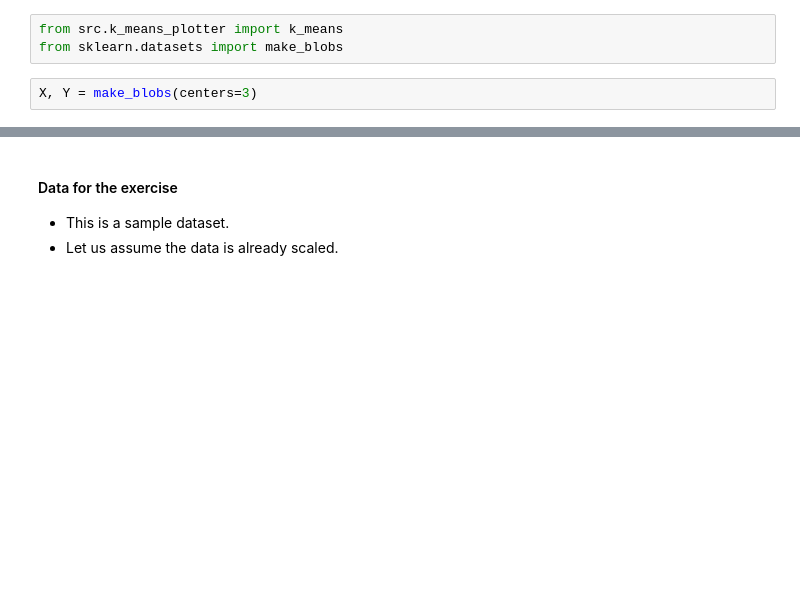
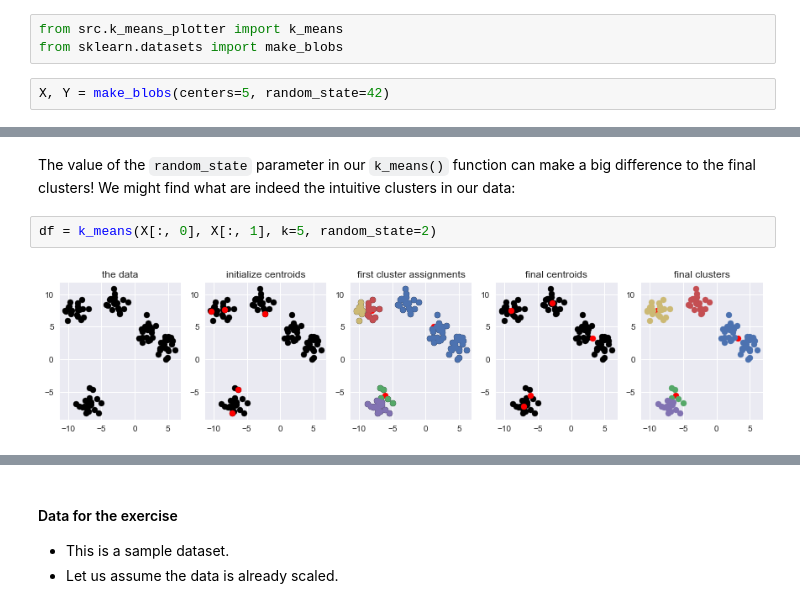
Before and after one commit to njw27/ds-clustering-nbs33, a Jupyter notebook: KMeansClustering/kmeans_clustering.ipynb, the cells around one changed output, grey strips where cells are left out. Cells and saved outputs as stored; diff of their text form; blank space fills up the shorter version.

```diff
--- a/KMeansClustering/kmeans_clustering.ipynb
+++ b/KMeansClustering/kmeans_clustering.ipynb
@@ -134,6 +136,6 @@ Problem with this method?
 from src.k_means_plotter import k_means
 from sklearn.datasets import make_blobs
 # %%
-X, Y = make_blobs(centers=3)
+X, Y = make_blobs(centers=5, random_state=42)
 # %%
 X[:5, :]
@@ -142,0 +153,6 @@ ax.scatter(X[:, 0], X[:, 1]);
+# %% [markdown]
+The value of the `random_state` parameter in our `k_means()` function can make a big difference to the final clusters! We might find what are indeed the intuitive clusters in our data:
+# %%
+df = k_means(X[:, 0], X[:, 1], k=5, random_state=2)
+# %% [output]
+[figure, added]
```
Also changed, not shown: parts of 39 cells of this notebook.
